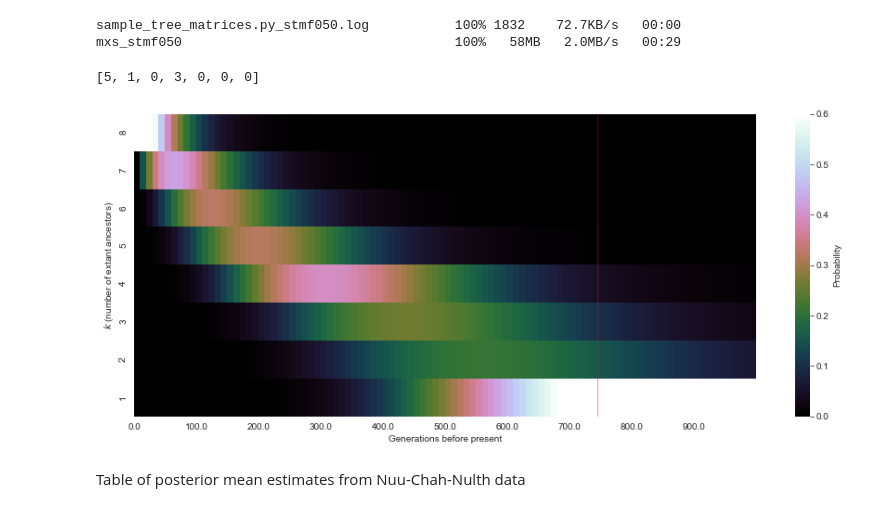
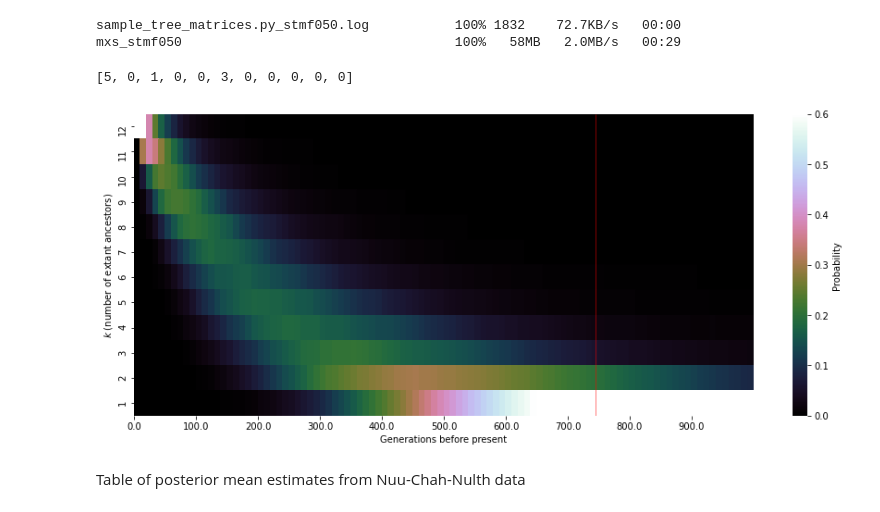
Before and after one commit to helmutsimon/bayescoalescentest, a Jupyter notebook: plots_and_tables/plots and tables.ipynb, the cells around one changed output. Drawn from its saved outputs; the diff is of its cells as text; code cells hidden in the pictures.

```diff
--- a/plots_and_tables/plots and tables.ipynb
+++ b/plots_and_tables/plots and tables.ipynb
@@ -208,7 +208,7 @@ if not os.getcwd() == path:
 sample_tree_matrices.py_stmf050.log           100% 1832    72.7KB/s   00:00
 mxs_stmf050                                   100%   58MB   2.0MB/s   00:29
 # %%
-file_path = 'tree_simulations_NuuChahNulthData_8_01_wfprior'
+file_path = 'tree_simulations_ncn12_10'
 with gzip.open(file_path, 'rb') as results:
     results = pickle.load(results)
 sfs, true_branch_lengths, empirical_prior, mu, sd = results[:5]
@@ -216,37 +216,37 @@ print(sfs)
 #true_coal_times =  np.cumsum(true_branch_lengths[::-1])
 #print(true_coal_times / 60)
 
-fname = 'branch_vars_ncn_8_13.pklz'
+fname = 'branch_vars_ncn12_10a.pklz'
 with gzip.open(fname, 'rb') as brvars:
     brvars = pickle.load(brvars)
 n = brvars.shape[0] + 1
 
 ntimes = 100
 tlim = 1000
 step = tlim / ntimes
 x_values = np.linspace(0, tlim, num=ntimes)
 
 a_proc = run_MCMC.ancestral_process(brvars, ntimes, tlim)
 heat_table = pd.DataFrame(a_proc, index=np.arange(n, 0, -1))
 pdfname = 'anc_heatmap_ncn12.pdf'
 properties['Title'] = 'Ancestral process heatmap (neutral).'
 properties['Subject'] = 'Datafile: ' + fname
 with PdfPages(pdfname) as pdf:
     fig = plt.figure(figsize=(15, 6))
     sns.heatmap(heat_table, vmin=0, vmax=0.6, cmap="cubehelix", cbar_kws={'label': 'Probability'}, linewidth=0)
     plt.xticks(np.arange(0, 100, 10), np.arange(0, tlim, tlim / 10))
     plt.xlabel('Generations before present')
     plt.ylabel('$k$ (number of extant ancestors)')
     ymax = plt.gca().get_ylim()[1]
     plt.vlines(447 / 6, 0, 100, colors='r', linewidth=0.5)
     d = pdf.infodict()
     for key in properties:
         d[key] = properties[key]
     #pdf.savefig(fig, bbox_inches='tight')
 plt.show()
 # %% [output]
-[5, 1, 0, 3, 0, 0, 0]
+[5, 0, 1, 0, 0, 3, 0, 0, 0, 0, 0]
-[figure, old version]
+[figure, new version]
 # %% [markdown]
 Table of posterior mean estimates from Nuu-Chah-Nulth data
 # %%
```
